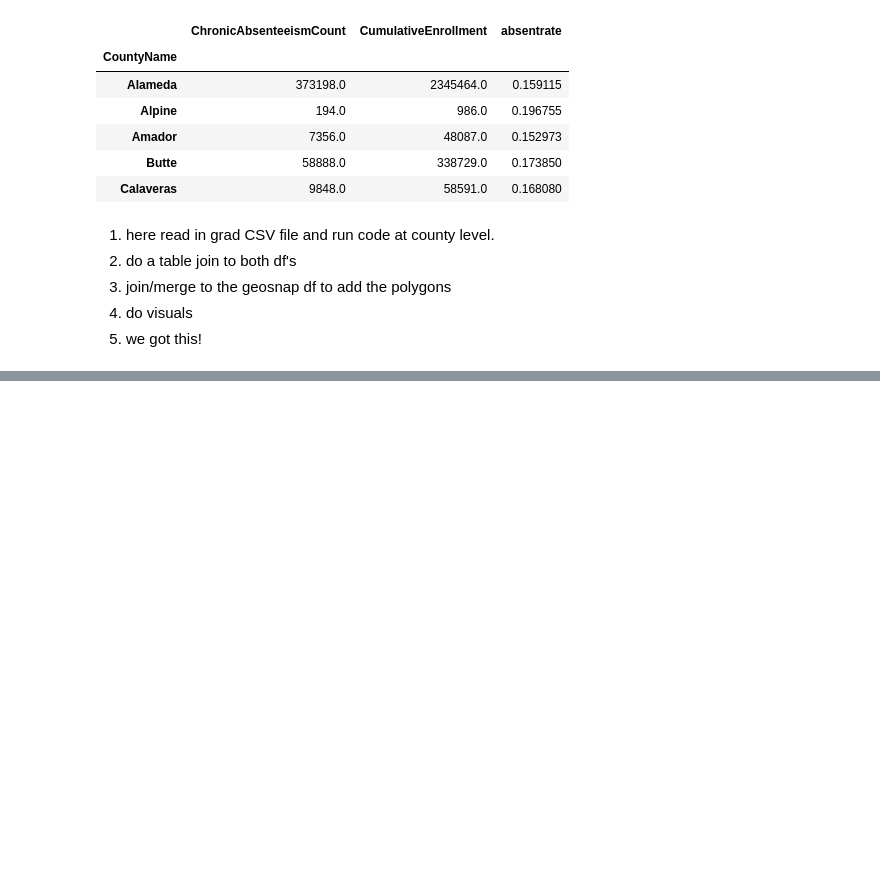
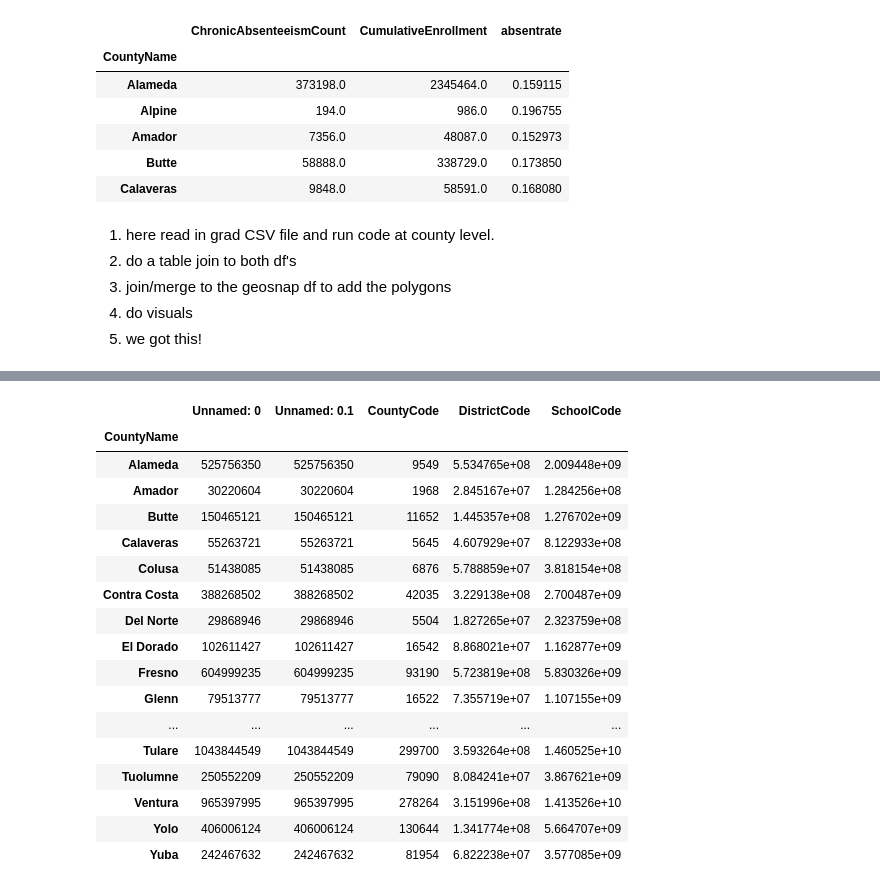
Before and after one commit to nnasr001/PBPL280S21Project1, a Jupyter notebook: SchoolCountyData.ipynb, the cells around one changed output, grey strips where cells are left out. Saved outputs shown, nothing was run; the diff lists cells and outputs as text; code cells hidden in the pictures; blank space fills up the shorter version.

Commit message:
adding all counties

```diff
--- a/SchoolCountyData.ipynb
+++ b/SchoolCountyData.ipynb
@@ -282,3 +282,5 @@ CAcounties_absentrate.head()
 3. join/merge to the geosnap df to add the polygons
 4. do visuals
 5. we got this!
+# %%
+grad_counties=pd.read_csv("graduation_rates.csv")
@@ -284,0 +297,21 @@ CAcounties_absentrate.head()
+# %%
+grad_counties.groupby(by='CountyName').sum()
+# %% [output]
+|  | Unnamed: 0 | Unnamed: 0.1 | CountyCode | DistrictCode | SchoolCode |
+| CountyName |  |  |  |  |  |
+| Alameda | 525756350 | 525756350 | 9549 | 5.534765e+08 | 2.009448e+09 |
+| Amador | 30220604 | 30220604 | 1968 | 2.845167e+07 | 1.284256e+08 |
+| Butte | 150465121 | 150465121 | 11652 | 1.445357e+08 | 1.276702e+09 |
+| Calaveras | 55263721 | 55263721 | 5645 | 4.607929e+07 | 8.122933e+08 |
+| Colusa | 51438085 | 51438085 | 6876 | 5.788859e+07 | 3.818154e+08 |
+| Contra Costa | 388268502 | 388268502 | 42035 | 3.229138e+08 | 2.700487e+09 |
+| Del Norte | 29868946 | 29868946 | 5504 | 1.827265e+07 | 2.323759e+08 |
+| El Dorado | 102611427 | 102611427 | 16542 | 8.868021e+07 | 1.162877e+09 |
+| Fresno | 604999235 | 604999235 | 93190 | 5.723819e+08 | 5.830326e+09 |
+| Glenn | 79513777 | 79513777 | 16522 | 7.355719e+07 | 1.107155e+09 |
+| ... | ... | ... | ... | ... | ... |
+| Tulare | 1043844549 | 1043844549 | 299700 | 3.593264e+08 | 1.460525e+10 |
+| Tuolumne | 250552209 | 250552209 | 79090 | 8.084241e+07 | 3.867621e+09 |
+| Ventura | 965397995 | 965397995 | 278264 | 3.151996e+08 | 1.413526e+10 |
+| Yolo | 406006124 | 406006124 | 130644 | 1.341774e+08 | 5.664707e+09 |
+| Yuba | 242467632 | 242467632 | 81954 | 6.822238e+07 | 3.577085e+09 |
```
Also changed, not shown: parts of 30 cells of this notebook, 1 other file.
